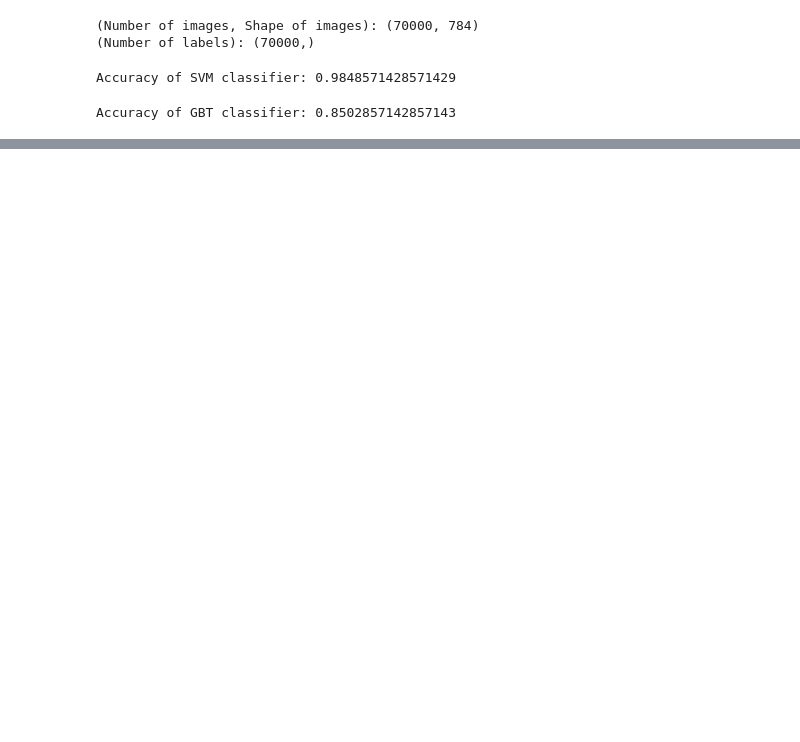
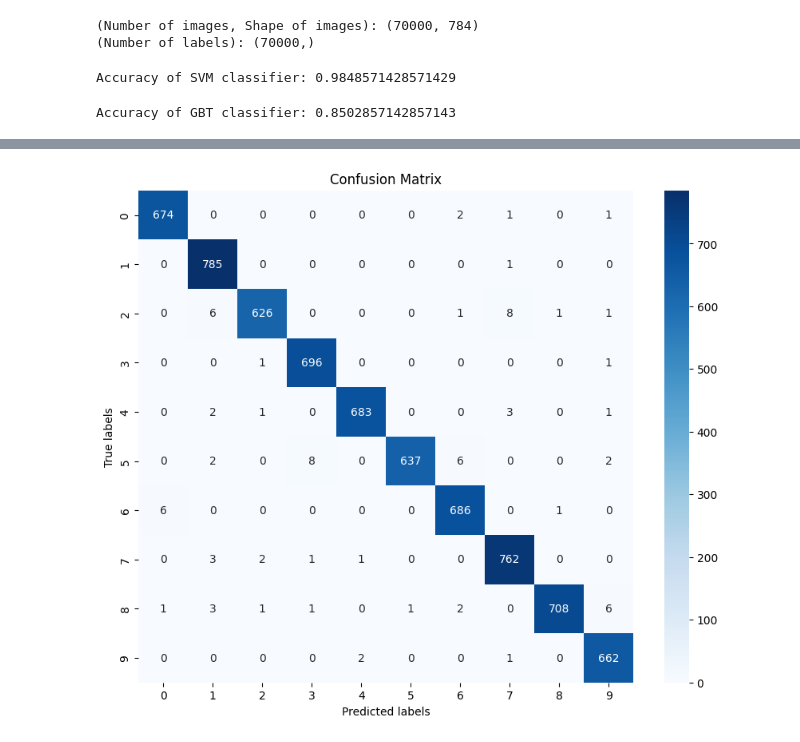
Before and after one commit to gmccannon/AML-Project-3, a Jupyter notebook: main.ipynb, the cells around one changed output, grey strips where cells are left out. Drawn from its saved outputs; the diff is of its cells as text; code cells hidden in the pictures; blank space fills up the shorter version.

Commit message:
Add confusion matrix

```diff
--- a/main.ipynb
+++ b/main.ipynb
@@ -99,11 +99,11 @@ y_test_encoded = label_encoder.transform(y_test)
 X_train_reshaped = X_train.reshape(-1, 28, 28, 1)
 X_test_reshaped = X_test.reshape(-1, 28, 28, 1)
 
-# train the model, Leave the epoch at 3
+# train the model
 model.compile(optimizer='adam',
               loss=tf.keras.losses.SparseCategoricalCrossentropy(from_logits=True),
               metrics=['accuracy'])
-history = model.fit(X_train_reshaped, y_train_encoded, epochs=3, callbacks=[tensorboard_callback])
+history = model.fit(X_train_reshaped, y_train_encoded, epochs=5, callbacks=[tensorboard_callback])
 
 # Evaluate the model
 test_loss, test_acc = model.evaluate(X_test_reshaped,  y_test_encoded, verbose=0)
@@ -121,0 +127,22 @@ Accuracy of CNN classifier: 0.9892857074737549
+# %%
+from sklearn.metrics import confusion_matrix
+import numpy as np
+import matplotlib.pyplot as plt
+import seaborn as sns
+
+# Predictions on test data
+y_pred = np.argmax(model.predict(X_test_reshaped), axis=1)
+
+# Compute confusion matrix
+conf_matrix = confusion_matrix(y_test_encoded, y_pred)
+
+# Plot confusion matrix
+plt.figure(figsize=(10, 8))
+sns.heatmap(conf_matrix, annot=True, fmt='d', cmap='Blues',
+            xticklabels=label_encoder.classes_,
+            yticklabels=label_encoder.classes_)
+plt.xlabel('Predicted labels')
+plt.ylabel('True labels')
+plt.title('Confusion Matrix')
+plt.show()
+# %% [output]
@@ -122,3 +150,4 @@ Accuracy of CNN classifier: 0.9892857074737549
+[figure, added]
 # %%
 # convert an image I drew to test the model with
 
```
Also changed, not shown: parts of 4 cells of this notebook.
